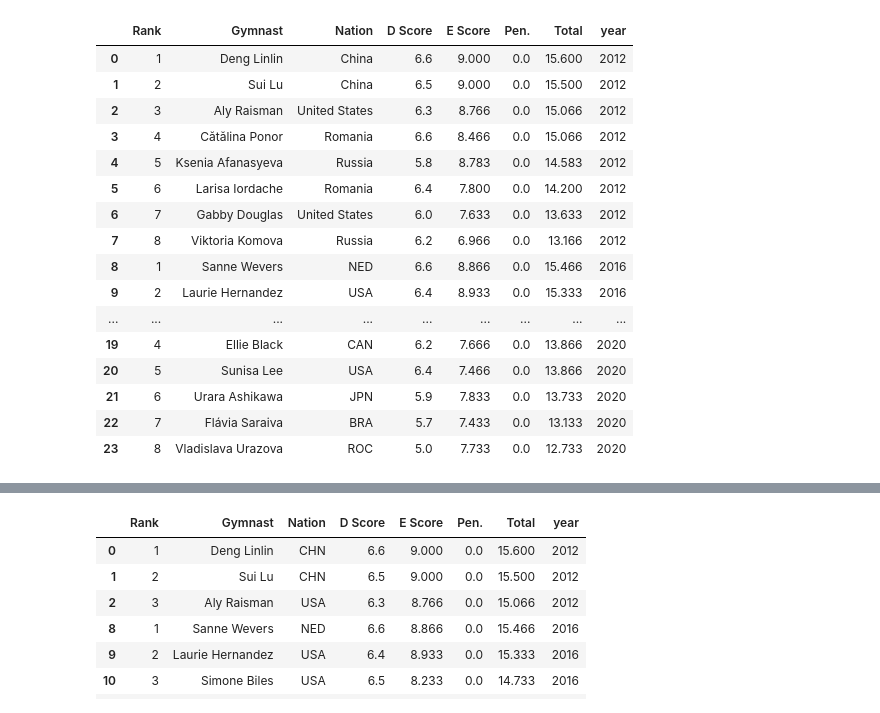
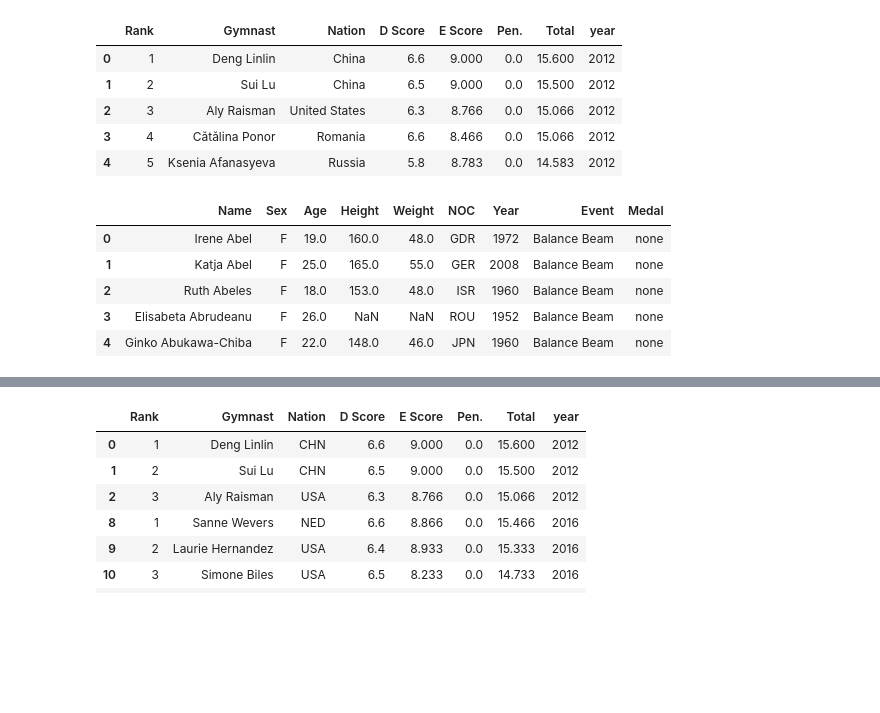
Before and after one commit to RyanJTalbot/MSDS, a Jupyter notebook: Core/Data Mining Foundations/Data Mining Project/Project/competition_gym2023/EDA/olympics/women/womenbb.ipynb, the cells around one changed output, grey strips where cells are left out. Saved outputs shown, nothing was run; the diff lists cells and outputs as text; code cells hidden in the pictures; blank space fills up the shorter version.

```diff
--- a/Core/Data Mining Foundations/Data Mining Project/Project/competition_gym2023/EDA/olympics/women/womenbb.ipynb
+++ b/Core/Data Mining Foundations/Data Mining Project/Project/competition_gym2023/EDA/olympics/women/womenbb.ipynb
@@ -6,20 +7,18 @@ df = pd.read_csv('../../../Cleaning/olympics/womens/cleaned_womens2012to2020bb')
 # %%
-df
+df.head()
 # %% [output]
 |  | Rank | Gymnast | Nation | D Score | E Score | Pen. | Total | year |
 | 0 | 1 | Deng Linlin | China | 6.6 | 9.000 | 0.0 | 15.600 | 2012 |
 | 1 | 2 | Sui Lu | China | 6.5 | 9.000 | 0.0 | 15.500 | 2012 |
 | 2 | 3 | Aly Raisman | United States | 6.3 | 8.766 | 0.0 | 15.066 | 2012 |
 | 3 | 4 | Cătălina Ponor | Romania | 6.6 | 8.466 | 0.0 | 15.066 | 2012 |
 | 4 | 5 | Ksenia Afanasyeva | Russia | 5.8 | 8.783 | 0.0 | 14.583 | 2012 |
-| 5 | 6 | Larisa Iordache | Romania | 6.4 | 7.800 | 0.0 | 14.200 | 2012 |
-| 6 | 7 | Gabby Douglas | United States | 6.0 | 7.633 | 0.0 | 13.633 | 2012 |
-| 7 | 8 | Viktoria Komova | Russia | 6.2 | 6.966 | 0.0 | 13.166 | 2012 |
-| 8 | 1 | Sanne Wevers | NED | 6.6 | 8.866 | 0.0 | 15.466 | 2016 |
-| 9 | 2 | Laurie Hernandez | USA | 6.4 | 8.933 | 0.0 | 15.333 | 2016 |
-| ... | ... | ... | ... | ... | ... | ... | ... | ... |
-| 19 | 4 | Ellie Black | CAN | 6.2 | 7.666 | 0.0 | 13.866 | 2020 |
-| 20 | 5 | Sunisa Lee | USA | 6.4 | 7.466 | 0.0 | 13.866 | 2020 |
-| 21 | 6 | Urara Ashikawa | JPN | 5.9 | 7.833 | 0.0 | 13.733 | 2020 |
-| 22 | 7 | Flávia Saraiva | BRA | 5.7 | 7.433 | 0.0 | 13.133 | 2020 |
-| 23 | 8 | Vladislava Urazova | ROC | 5.0 | 7.733 | 0.0 | 12.733 | 2020 |
+# %%
+bb.head()
+# %% [output]
+|  | Name | Sex | Age | Height | Weight | NOC | Year | Event | Medal |
+| 0 | Irene Abel | F | 19.0 | 160.0 | 48.0 | GDR | 1972 | Balance Beam | none |
+| 1 | Katja Abel | F | 25.0 | 165.0 | 55.0 | GER | 2008 | Balance Beam | none |
+| 2 | Ruth Abeles | F | 18.0 | 153.0 | 48.0 | ISR | 1960 | Balance Beam | none |
+| 3 | Elisabeta Abrudeanu | F | 26.0 | NaN | NaN | ROU | 1952 | Balance Beam | none |
+| 4 | Ginko Abukawa-Chiba | F | 22.0 | 148.0 | 46.0 | JPN | 1960 | Balance Beam | none |
```
Also changed, not shown: parts of 10 cells of this notebook, 29 other files.
